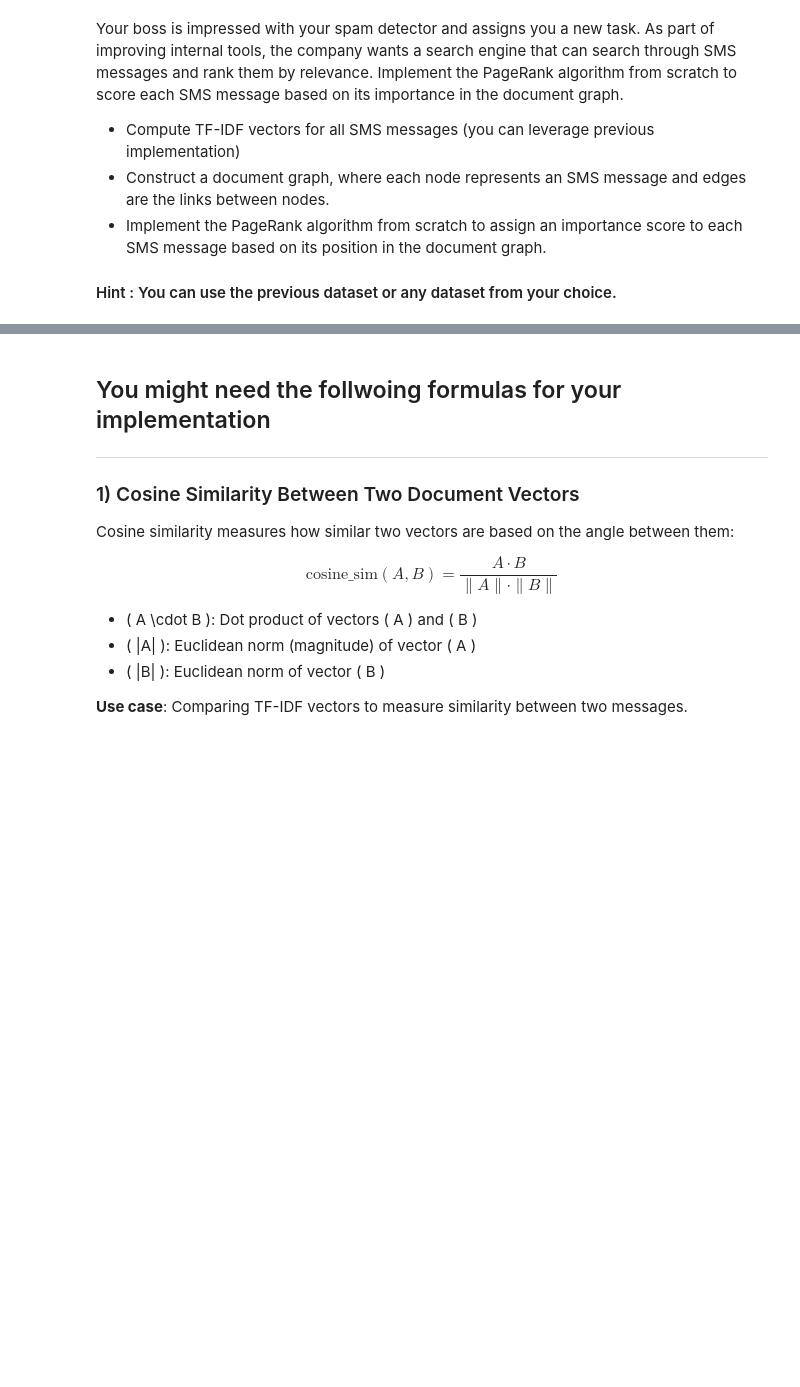
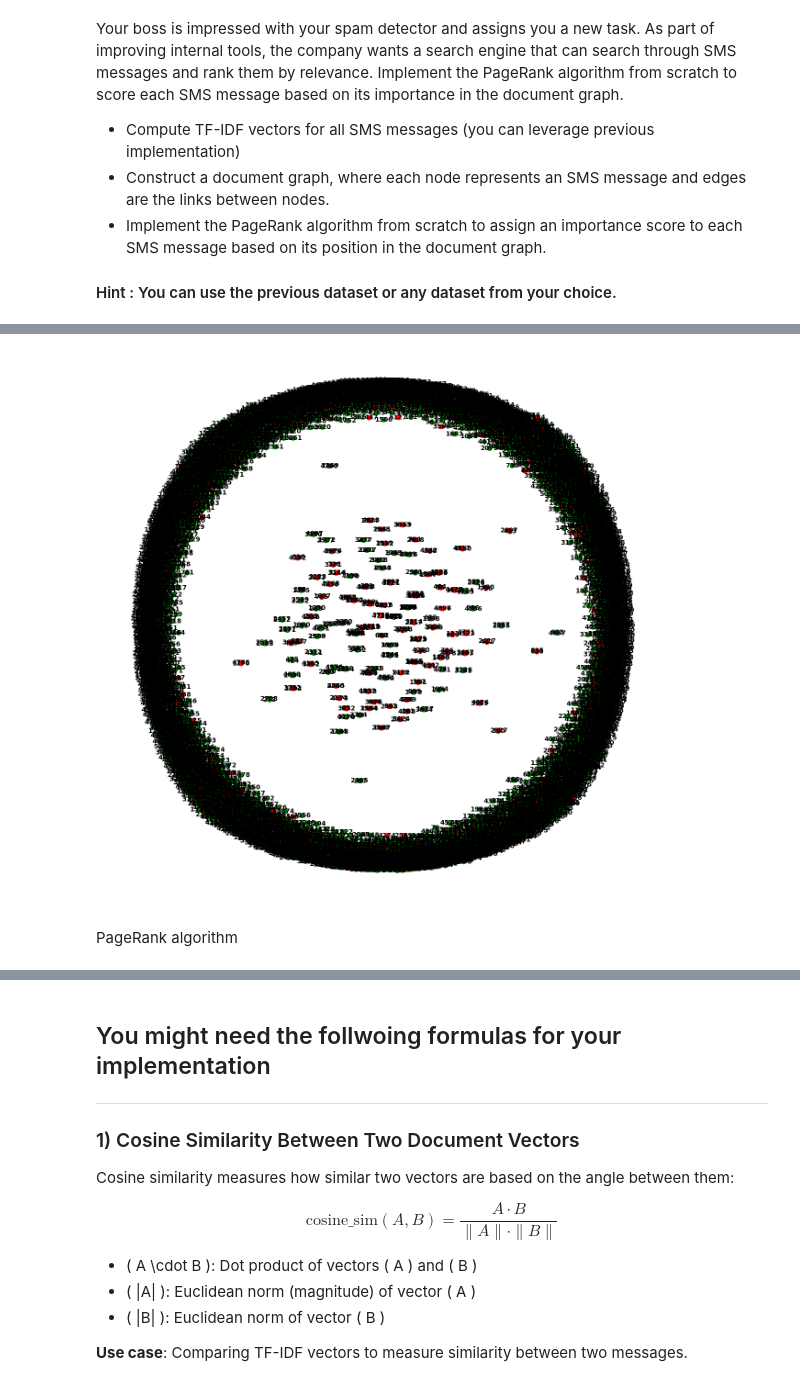
Before and after one commit to jdai01/CAI_NatL, a Jupyter notebook: Assignment 2/Assignment_2.ipynb, the cells around one changed output, grey strips where cells are left out. Saved outputs shown, nothing was run; the diff lists cells and outputs as text; code cells hidden in the pictures; blank space fills up the shorter version.

```diff
--- a/Assignment 2/Assignment_2.ipynb
+++ b/Assignment 2/Assignment_2.ipynb
@@ -450,0 +471,6 @@ Your boss is impressed with your spam detector and assigns you a new task. As pa
+# %%
+plot_graph(cosine_sim_matrix, sms_labels, threshold=0.85)
+# %% [output]
+[figure, added]
+# %% [markdown]
+PageRank algorithm
```
Also changed, not shown: parts of 44 cells of this notebook, 3 other files.
